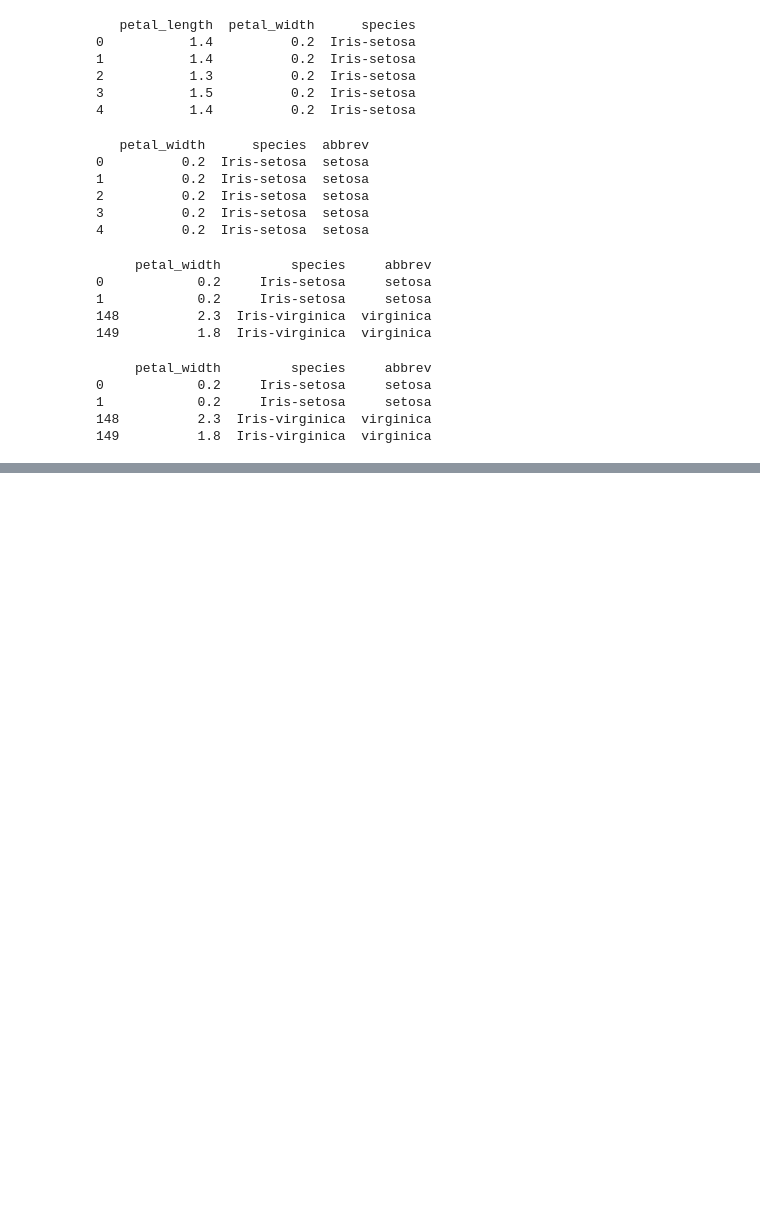
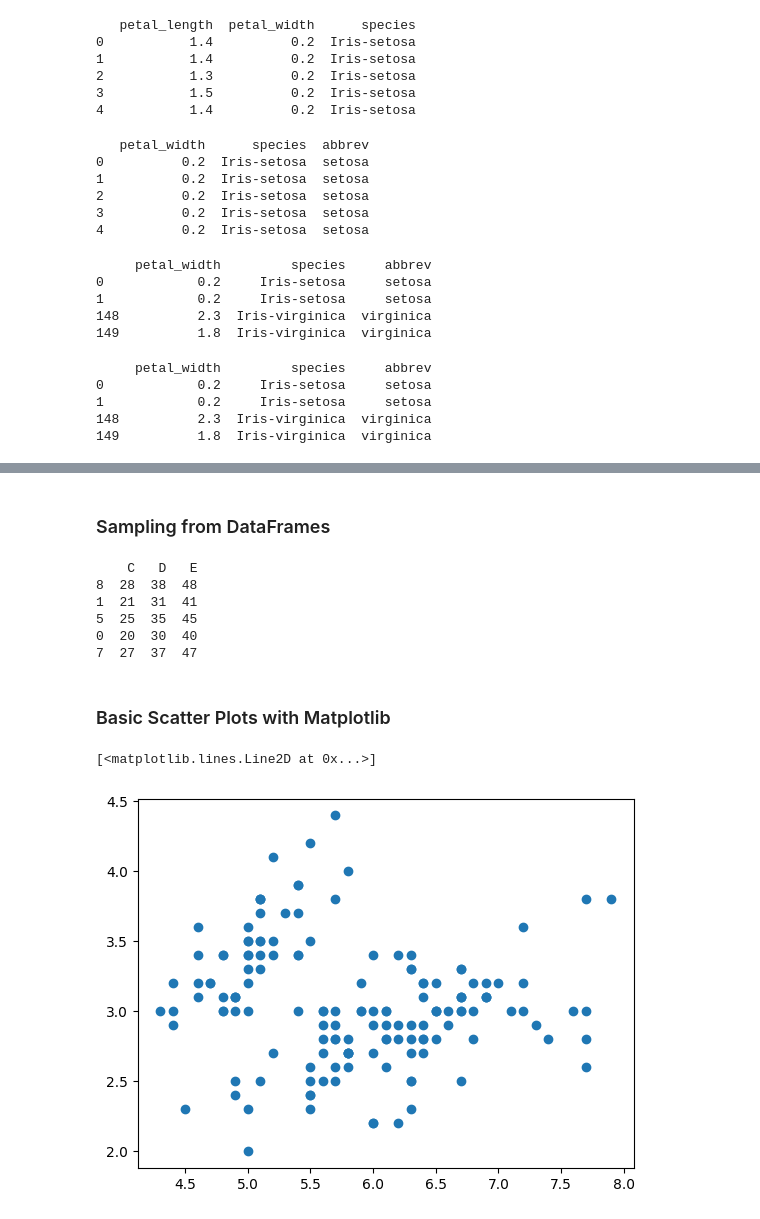
Before and after one commit to SoumyadipYT-OSS/Intel-Introduction-to-ML, a Jupyter notebook: Week1/myLearning.ipynb, the cells around one changed output, grey strips where cells are left out. Cells and saved outputs as stored; diff of their text form; code cells hidden in the pictures; blank space fills up the shorter version.

```diff
--- a/Week1/myLearning.ipynb
+++ b/Week1/myLearning.ipynb
@@ -274,0 +355,37 @@ print(small_data.iloc[:,-3:])
+# %% [markdown]
+### Sampling from DataFrames
+# %%
+import pandas as pd
+
+# Sample DataFrame
+data = pd.DataFrame({
+    'A': range(10),
+    'B': range(10, 20),
+    'C': range(20, 30),
+    'D': range(30, 40),
+    'E': range(40, 50)
+})
+
+# Sample 5 rows without replacement
+sample = data.sample(n=5, replace=False, random_state=42)
+
+# Print the last 3 columns of the sampled rows
+print(sample.iloc[:, -3:])
+# %% [output]
+    C   D   E
+8  28  38  48
+1  21  31  41
+5  25  35  45
+0  20  30  40
+7  27  37  47
+# %% [markdown]
+### Basic Scatter Plots with Matplotlib
+# %%
+import matplotlib.pyplot as plt
+
+data = pd.read_csv('data/Iris_Data.csv')
+
+plt.plot(data.sepal_length, data.sepal_width, ls='', marker='o')
+# %% [output]
+[<matplotlib.lines.Line2D at 0x...>]
+[figure, added]
```
Also changed, not shown: parts of 17 cells of this notebook.
